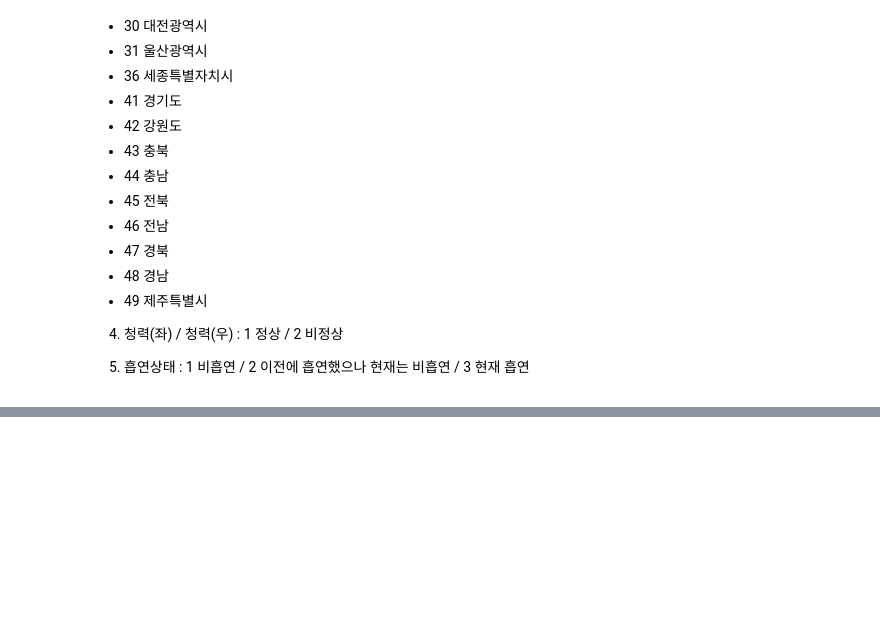
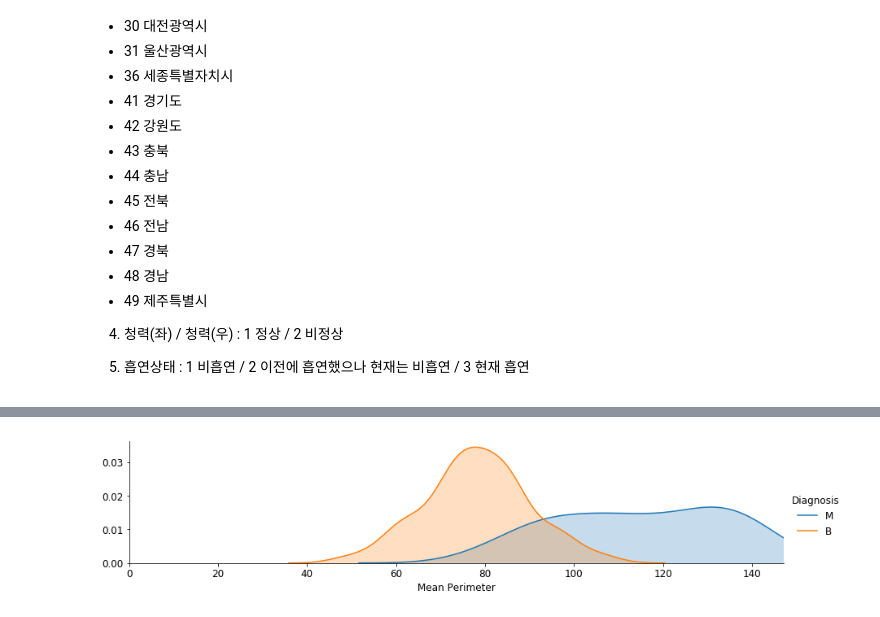
Before and after one commit to juseonjeong/pythonStudy_seon, a Jupyter notebook: py_study/Healthcare.ipynb, the cells around one changed output, grey strips where cells are left out. Saved outputs shown, nothing was run; the diff lists cells and outputs as text; code cells hidden in the pictures; blank space fills up the shorter version.

```diff
--- a/py_study/Healthcare.ipynb
+++ b/py_study/Healthcare.ipynb
@@ -206,0 +132,9 @@ sns.boxplot(data=health_data,x='흡연경험',y='이완기혈압',hue='성별코
+# %%
+meanperimeter = sns.FacetGrid(cell_image, hue="Diagnosis", aspect=4)
+meanperimeter.map(sns.kdeplot, 'Mean Perimeter', shade=True)
+meanperimeter.set(xlim=(0, cell_image['Mean Perimeter'].max()))
+meanperimeter.add_legend()
+
+plt.show()
+# %% [output]
+[figure, added]
```
Also changed, not shown: parts of 23 cells of this notebook.
